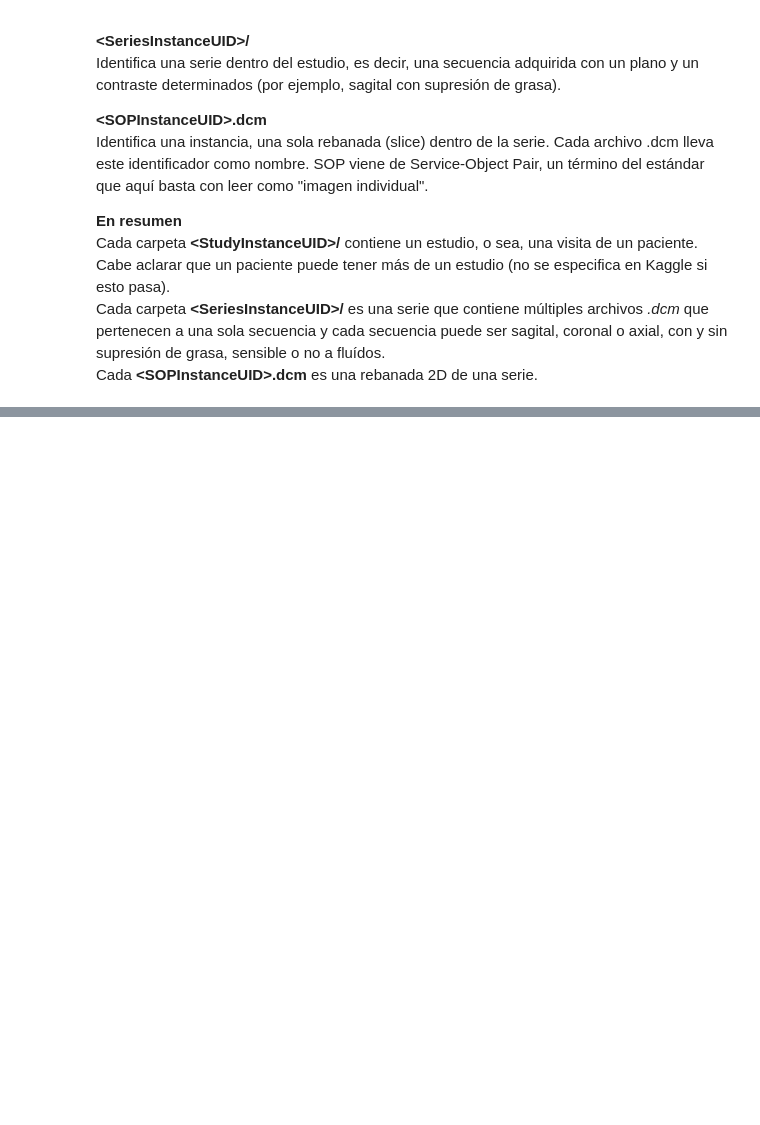
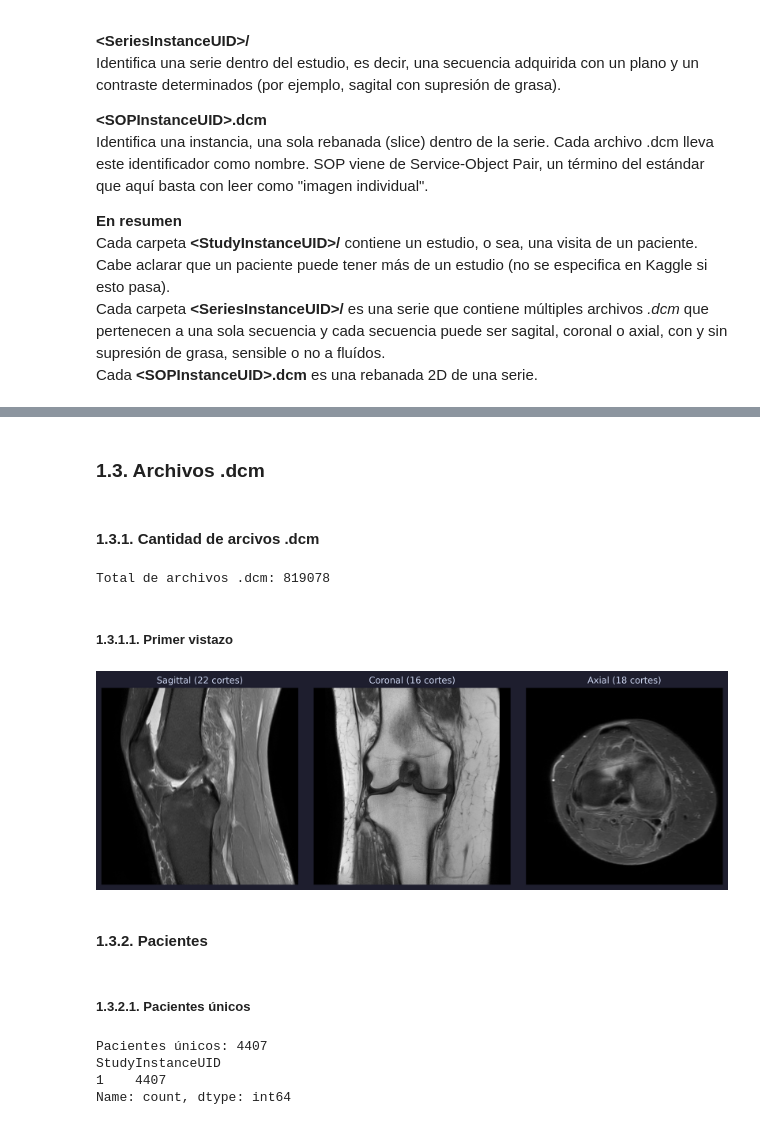
Before and after one commit to FernyBoy/RSNA-Knee, a Jupyter notebook: libretas/01-exploracion.ipynb, the cells around one changed output, grey strips where cells are left out. Drawn from its saved outputs; the diff is of its cells as text; code cells hidden in the pictures; blank space fills up the shorter version.

```diff
--- a/libretas/01-exploracion.ipynb
+++ b/libretas/01-exploracion.ipynb
@@ -108,0 +288,46 @@ Cada **\<SOPInstanceUID>.dcm** es una rebanada 2D de una serie.
+# %% [markdown]
+### 1.3. Archivos .dcm
+# %% [markdown]
+#### 1.3.1. Cantidad de arcivos .dcm
+# %%
+print("Total de archivos .dcm:", meta["n_dcm"].sum())
+# %% [output]
+Total de archivos .dcm: 819078
+# %% [markdown]
+##### 1.3.1.1. Primer vistazo
+# %%
+import pydicom
+
+estudio = train_series["StudyInstanceUID"].iloc[0]
+
+def leer_cortes(estudio, serie):
+    """Lee todos los cortes de una serie, ordenados por InstanceNumber."""
+    archivos = (RAW / "train_series" / estudio / serie).glob("*.dcm")
+    cortes = [pydicom.dcmread(f) for f in archivos]
+    return sorted(cortes, key=lambda d: int(d.InstanceNumber))
+
+fig, axs = plt.subplots(1, 3, figsize=(12, 4), dpi=320)
+for ax, plano in zip(axs, ["Sagittal", "Coronal", "Axial"]):
+    fila = train_series[(train_series["StudyInstanceUID"] == estudio) &
+                        (train_series["Anatomical_Plane"] == plano)].iloc[0]
+    cortes = leer_cortes(estudio, fila["SeriesInstanceUID"])
+    medio = cortes[len(cortes) // 2]
+    ax.imshow(medio.pixel_array, cmap="gray")
+    ax.set_title(f"{plano} ({len(cortes)} cortes)")
+    ax.axis("off")
+plt.tight_layout()
+plt.show()
+# %% [output]
+[figure, added]
+# %% [markdown]
+#### 1.3.2. Pacientes
+# %% [markdown]
+##### 1.3.2.1. Pacientes únicos
+# %%
+print("Pacientes únicos:", meta["PatientID"].nunique())
+print(meta.groupby("PatientID")["StudyInstanceUID"].nunique().value_counts())
+# %% [output]
+Pacientes únicos: 4407
+StudyInstanceUID
+1    4407
+Name: count, dtype: int64
```
Also changed, not shown: parts of 84 cells of this notebook.
